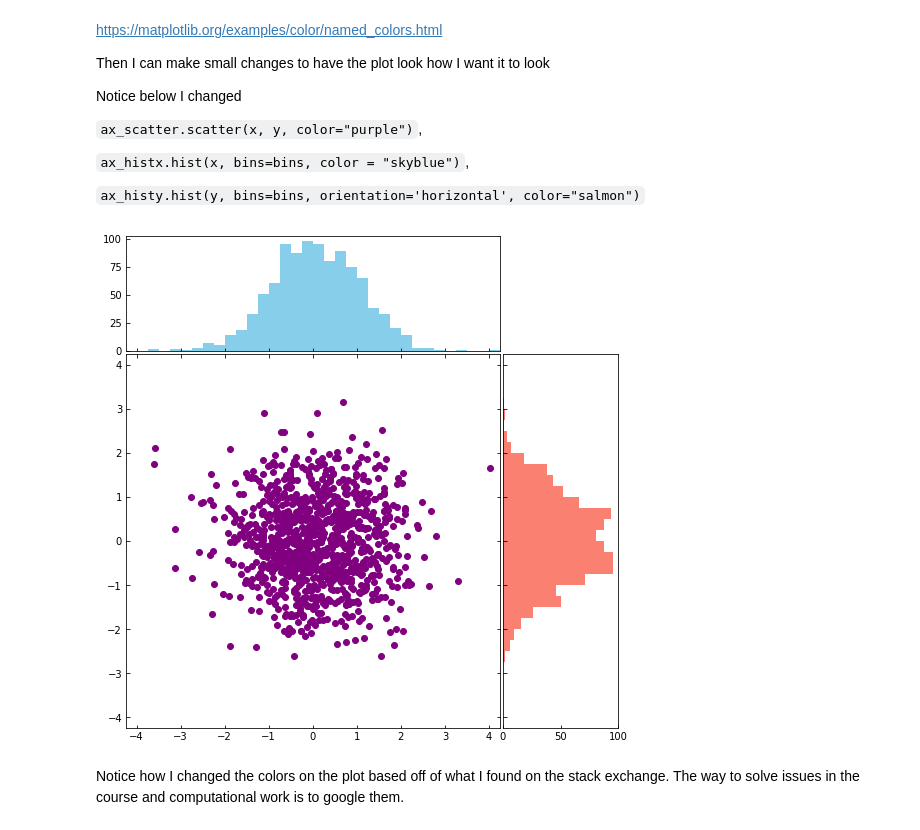
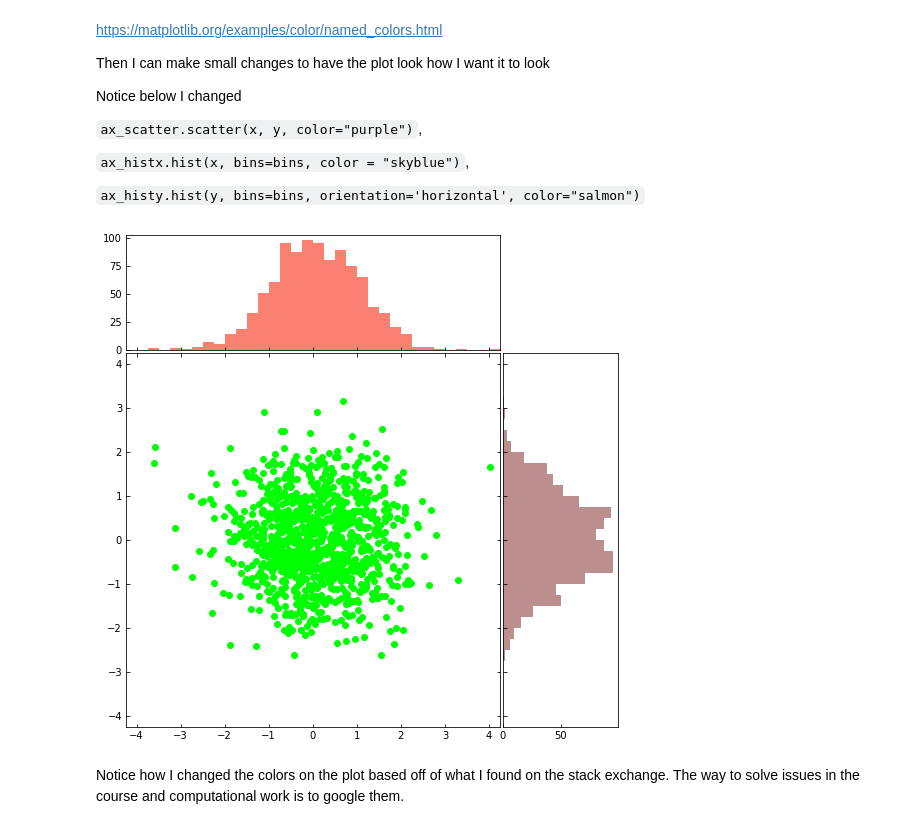
Before and after one commit to sju-chem264-2019/9-19-2019-lecture-xren307, a Jupyter notebook: 9-19-2019 - Lecture Notebook.ipynb, the cells around one changed output. Cells and saved outputs as stored; diff of their text form; code cells hidden in the pictures.

```diff
--- a/9-19-2019 - Lecture Notebook.ipynb
+++ b/9-19-2019 - Lecture Notebook.ipynb
@@ -150,37 +215,37 @@ rect_scatter = [left, bottom, width, height]
 rect_histx = [left, bottom + height + spacing, width, 0.2]
 rect_histy = [left + width + spacing, bottom, 0.2, height]
 
 # start with a rectangular Figure
 plt.figure(figsize=(8, 8))
 
 ax_scatter = plt.axes(rect_scatter)
 ax_scatter.tick_params(direction='in', top=True, right=True)
 ax_histx = plt.axes(rect_histx)
 ax_histx.tick_params(direction='in', labelbottom=False)
 ax_histy = plt.axes(rect_histy)
 ax_histy.tick_params(direction='in', labelleft=False)
 
 # the scatter plot:
-ax_scatter.scatter(x, y, color="purple")
+ax_scatter.scatter(x, y, color="lime")
 
 # now determine nice limits by hand:
 binwidth = 0.25
 lim = np.ceil(np.abs([x, y]).max() / binwidth) * binwidth
 ax_scatter.set_xlim((-lim, lim))
 ax_scatter.set_ylim((-lim, lim))
 
 bins = np.arange(-lim, lim + binwidth, binwidth)
-ax_histx.hist(x, bins=bins, color = "skyblue")
-ax_histy.hist(y, bins=bins, orientation='horizontal', color="salmon")
+ax_histx.hist(x, bins=bins, color = "salmon")
+ax_histy.hist(y, bins=bins, orientation='horizontal', color="rosybrown")
 
 ax_histx.set_xlim(ax_scatter.get_xlim())
 ax_histy.set_ylim(ax_scatter.get_ylim())
 
 
 
 plt.show()
 # %% [output]
-[figure, old version]
+[figure, new version]
 # %% [markdown]
 Notice how I changed the colors on the plot based off of what I found on the stack exchange. The way to solve issues in the course and computational work is to google them.
 # %% [markdown]
```
Also changed, not shown: parts of 20 cells of this notebook.
